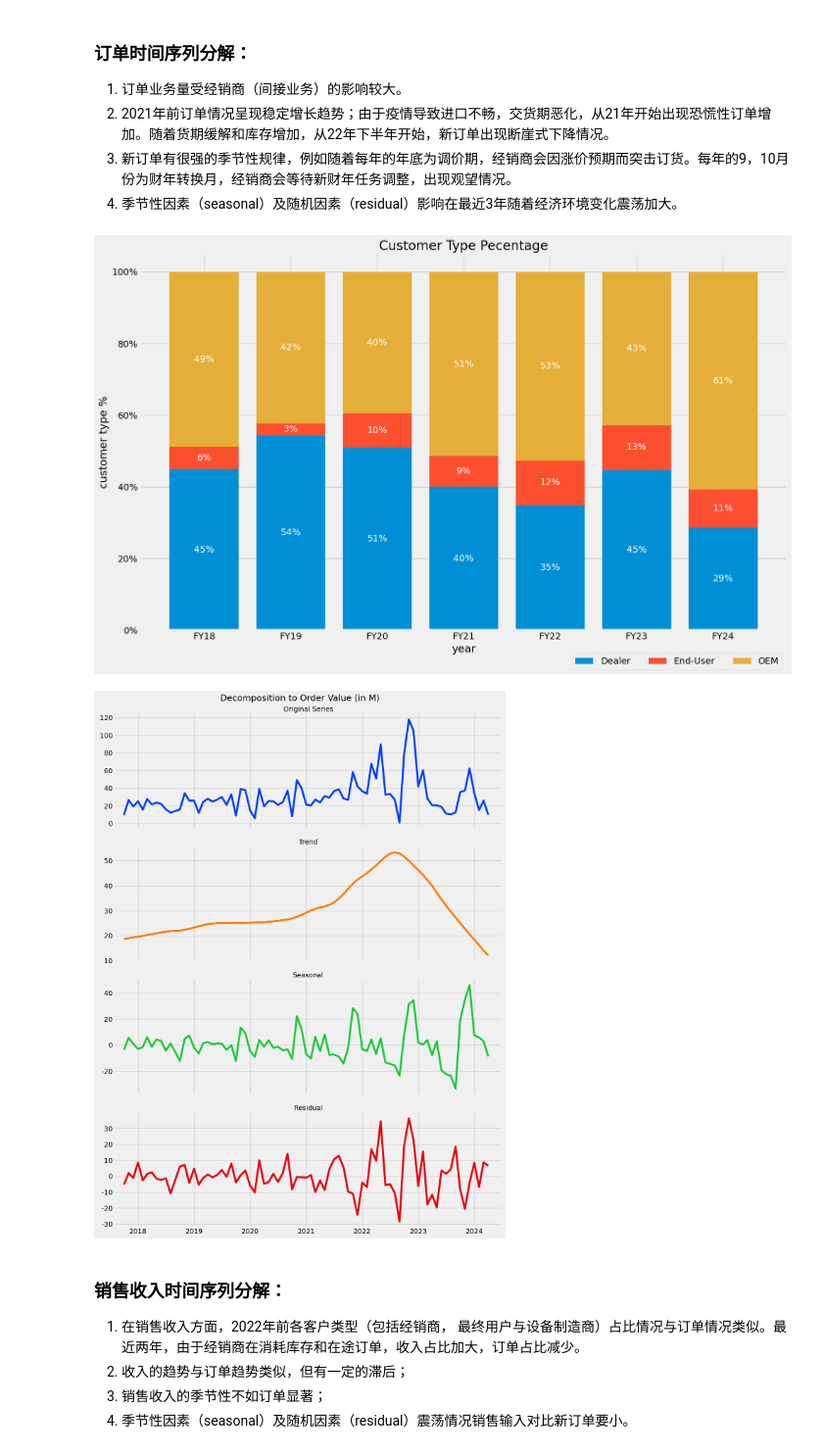
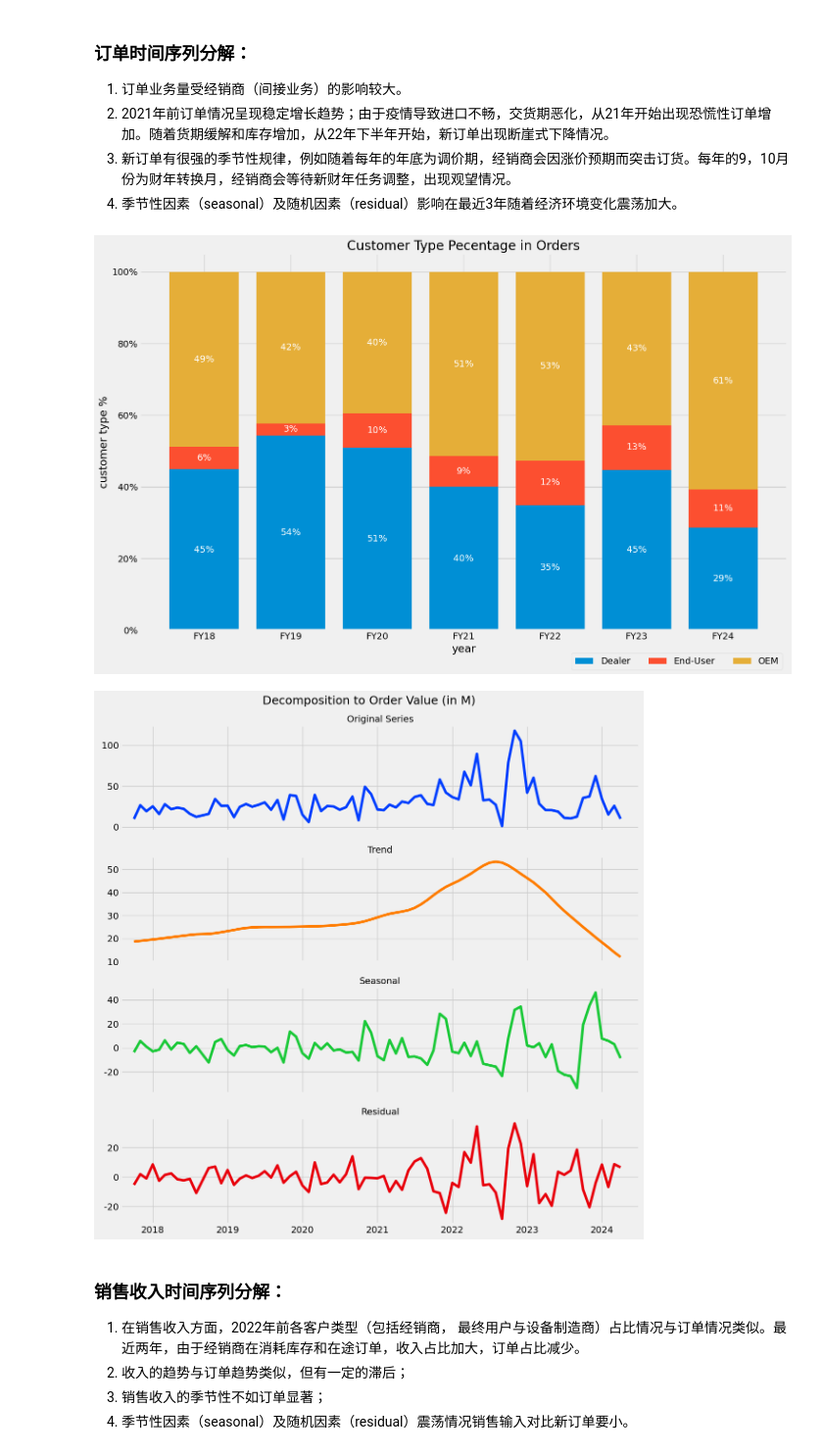
Before and after one commit to Nyahua/ruc, a Jupyter notebook: time_series/homework/visualization/data-visualization-matplotlib.ipynb, the cells around one changed output. Shown at 98% size. Cells and saved outputs as stored; diff of their text form; code cells hidden in the pictures.

Commit message:
matplotlib

```diff
--- a/time_series/homework/visualization/data-visualization-matplotlib.ipynb
+++ b/time_series/homework/visualization/data-visualization-matplotlib.ipynb
@@ -13,9 +13,16 @@ import pandas as pd
 import numpy as np
 import matplotlib.pyplot as plt
 import matplotlib.dates as mdates
-from matplotlib.ticker import FuncFormatter
+from matplotlib.ticker import FuncFormatter, PercentFormatter
 import seaborn as sns
+import warnings
 
-# conda update seaborn>=0.13
-sns.__version__
+# set plot style
+plt.style.use('fivethirtyeight')
+pd.option_context('mode.use_inf_as_na', True)
+dpi = 150
+
+# load data
+df = pd.read_csv("data/orders_encoded.csv")
+df.head()
 # %% [output]
@@ -146,48 +107,46 @@ for i, col in enumerate(pivot.columns):
 
 ax.set_xlabel('year')
 ax.set_ylabel('customer type %')
-ax.set_title('Customer Type Pecentage')
+ax.set_title('Customer Type Pecentage in Orders')
 ax.legend(loc='upper right', bbox_to_anchor=(1.0, -0.05), ncol=len(pivot.columns))
 
 ax.yaxis.set_major_formatter(plt.FuncFormatter(lambda x, _: f'{x:.0%}'))
 
 plt.savefig('img/01-Order_by_customer-type.png')
 plt.show()
-fig.savefig('charts/stack-bar_Order.png', dpi=300, bbox_inches='tight', pad_inches=0.5)
+fig.savefig('charts/stack-bar_Order.png', dpi=dpi, bbox_inches='tight', pad_inches=0.5)
 # %% [output]
-[figure, old version]
+[figure, new version]
 # %%
 # ts decomposition
 from statsmodels.tsa.seasonal import seasonal_decompose, STL
 ts = df.groupby('month')['OR'].sum()
 decomposition = STL(ts, period=12).fit()
 
-
-
 # Plot the decomposed data by matplotlib's subplots
-fig, axes = plt.subplots(4, 1, figsize=(12, 16), sharex=True)
+fig, axes = plt.subplots(4, 1, figsize=(12, 12), sharex=True)
 palette = sns.color_palette("bright")
 x = pd.to_datetime(ts.index)
 y = [decomposition.observed, decomposition.trend, decomposition.seasonal, decomposition.resid]
 title = ['Original Series', 'Trend', 'Seasonal', 'Residual']
 
 million_formatter = FuncFormatter(lambda x, pos: f"{x/1e6: .0f}")
 for idx in range(4):
     axes[idx].plot(x, y[idx], c=palette[idx])
     axes[idx].set_title(title[idx], size=14)
     axes[idx].yaxis.set_major_formatter(million_formatter)
 # Set the x-axis limits
 start, end = pd.Period('2017-07'), pd.Period('2024-06')
 axes[0].set_xlim(start, end)
 axes[0].xaxis.set_major_locator(mdates.YearLocator())
 axes[0].xaxis.set_major_formatter(mdates.DateFormatter('%Y'))
 
 fig.suptitle('Decomposition to Order Value (in M)', size=18)
 plt.tight_layout()
 plt.show()
-fig.savefig('charts/decomposition_order', bbox_inches='tight', dpi=300)
+fig.savefig('charts/decomposition_order', bbox_inches='tight', dpi=dpi, pad_inches=0.5)
 # %% [output]
-[figure, old version]
+[figure, new version]
 # %% [markdown]
 ### 销售收入时间序列分解：
 1. 在销售收入方面，2022年前各客户类型（包括经销商， 最终用户与设备制造商）占比情况与订单情况类似。最近两年，由于经销商在消耗库存和在途订单，收入占比加大，订单占比减少。
```
Also changed, not shown: parts of 16 cells of this notebook, 9 other files.
